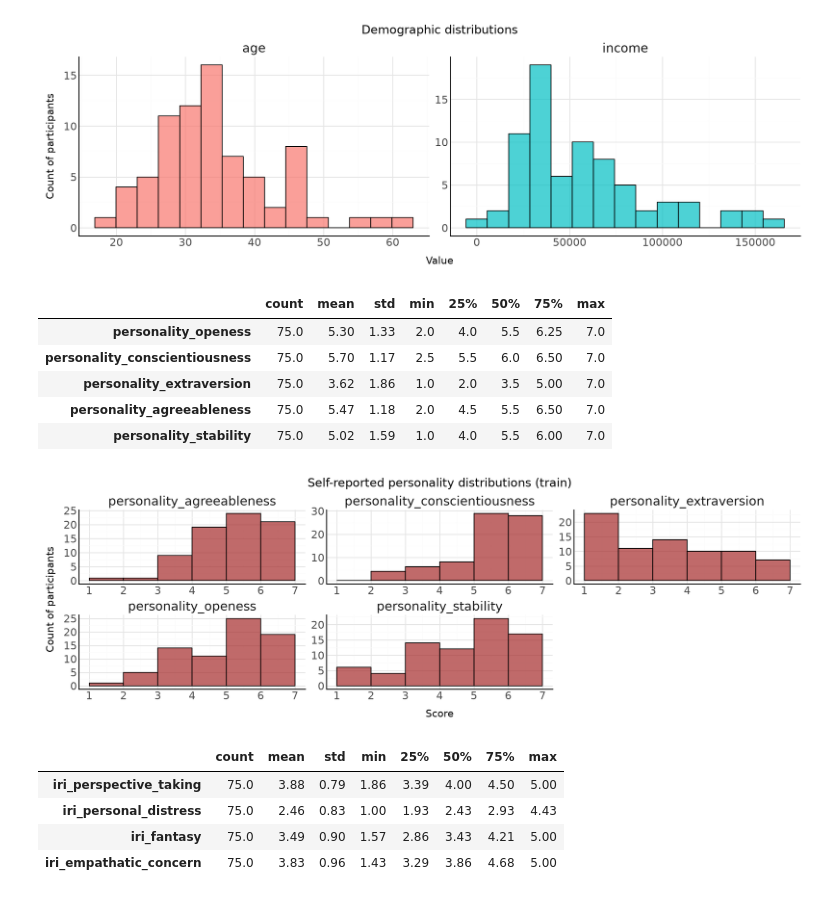
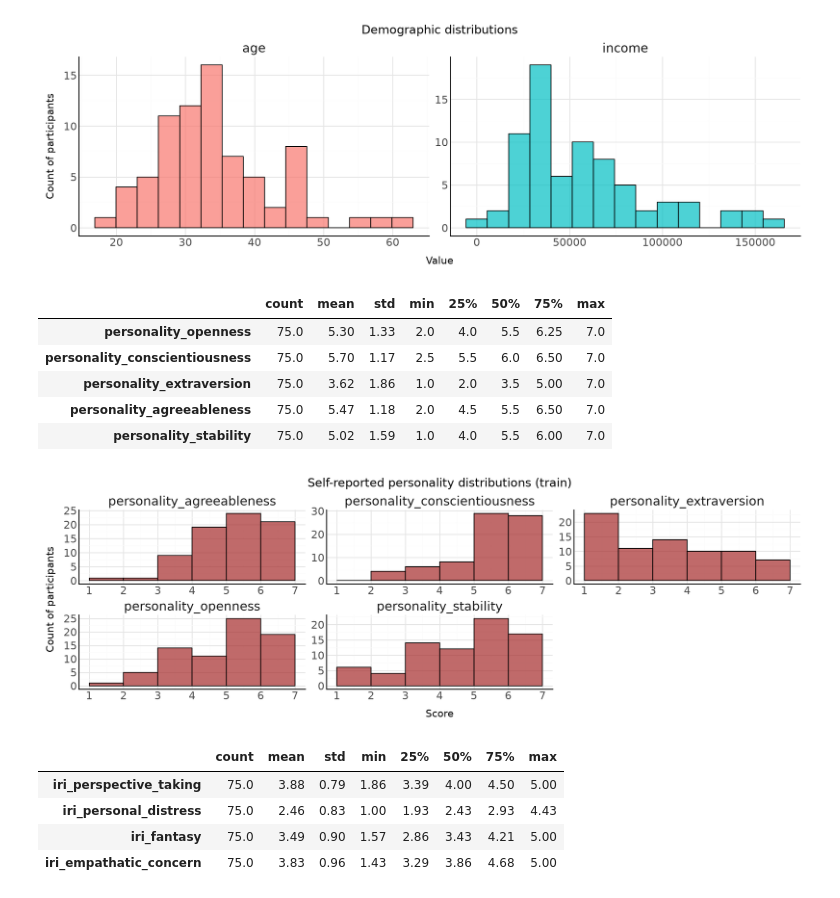
Before and after one commit to shshnk94/summary-mem, a Jupyter notebook: tutorials/wassa2024/wassa2024.ipynb, the cells around one changed output. Drawn from its saved outputs; the diff is of its cells as text; code cells hidden in the pictures.

```diff
--- a/notebooks/wassa2024.ipynb
+++ b/tutorials/wassa2024/wassa2024.ipynb
@@ -40,9 +40,9 @@ pd.set_option("display.width", 200)
 from pathlib import Path
 import pandas as pd
 
-datafolder = Path("../data/wassa2024")
+datafolder = Path("../../data/wassa2024")
+
 turns = pd.read_csv(datafolder / "trac2_CONVT_train.csv", escapechar="\\")    # turn-level annotations
-
 dialog = pd.read_csv(datafolder / "trac1_CONVD_train.csv", escapechar="\\")   # post-conversation perceived empathy
 dialog = dialog.rename(
     columns={
@@ -52,6 +52,7 @@ dialog = dialog.rename(
 )
 essays = pd.read_csv(datafolder / "trac3_EMP_train.csv", escapechar="\\")     # essays + state empathy/distress
 persons = pd.read_csv(datafolder / "trac4_PER_train.csv", escapechar="\\")    # per-person traits/demographics
+persons = persons.drop(columns=["id"])
 
 # 1. Conversation turns — one row per turn, with all turn-level annotations.
 conversations = pd.DataFrame(
@@ -68,13 +69,14 @@ conversations = pd.DataFrame(
 )
 
 # 2. Surveys — per-person self-report gathered AFTER each conversation (perceived empathy
-#    of the partner) joined to that person's stable self-reported traits/demographics.
+# of the partner) joined to that person's stable self-reported traits/demographics.
 surveys = pd.merge(
     dialog,
     persons,
     on="person_id",
     how="left"
 )
+surveys = surveys.rename(columns={"personality_openess": "personality_openness"})
 
 # 3. Essays — each essay, the participants who wrote it, and the article they responded to.
 essays = essays.rename(
@@ -93,6 +95,7 @@ for name, df in [
 ]:
     print(f"{name}: {df.shape[0]} rows x {df.shape[1]} cols")
     print("Columns:", list(df.columns))
+    print("-" * 40)
 
 display(conversations.head())
 display(surveys.head())
@@ -203,39 +209,39 @@ numerical = numerical.melt(var_name="variable", value_name="value")
 [figure]
 # %%
 personality = surveys.drop_duplicates("person_id")[[
-    "personality_openess",
+    "personality_openness",
     "personality_conscientiousness",
     "personality_extraversion",
     "personality_agreeableness",
     "personality_stability",
 ]]
 
 display(personality.describe().round(2).T)
 
 personality = personality.melt(var_name="trait", value_name="score")
 (
     p9.ggplot(personality, p9.aes(x="score")) +
     p9.geom_histogram(breaks=range(1, 8), fill="brown", color="black", alpha=0.7) +
     p9.facet_wrap("trait", scales="free", ncol=3) +
     p9.scale_x_continuous(breaks=range(1, 8)) +
     p9.labs(
         title="Self-reported personality distributions (train)",
         x="Score",
         y="Count of participants",
     ) +
     p9.theme_minimal() +
     p9.theme(
         figure_size=(12, 4),
         axis_line= p9.element_line(color="black"),
         axis_text= p9.element_text(size=12),
         strip_text= p9.element_text(size=14),
     )
 )
 
 #FIXME: check how people skew in general, and then for this demographics.
 # %% [output]
 |  | count | mean | std | min | 25% | 50% | 75% | max |
-| personality_openess | 75.0 | 5.30 | 1.33 | 2.0 | 4.0 | 5.5 | 6.25 | 7.0 |
+| personality_openness | 75.0 | 5.30 | 1.33 | 2.0 | 4.0 | 5.5 | 6.25 | 7.0 |
 | personality_conscientiousness | 75.0 | 5.70 | 1.17 | 2.5 | 5.5 | 6.0 | 6.50 | 7.0 |
 | personality_extraversion | 75.0 | 3.62 | 1.86 | 1.0 | 2.0 | 3.5 | 5.00 | 7.0 |
 | personality_agreeableness | 75.0 | 5.47 | 1.18 | 2.0 | 4.5 | 5.5 | 6.50 | 7.0 |
```
Also changed, not shown: parts of 10 cells of this notebook, 5 other files.
